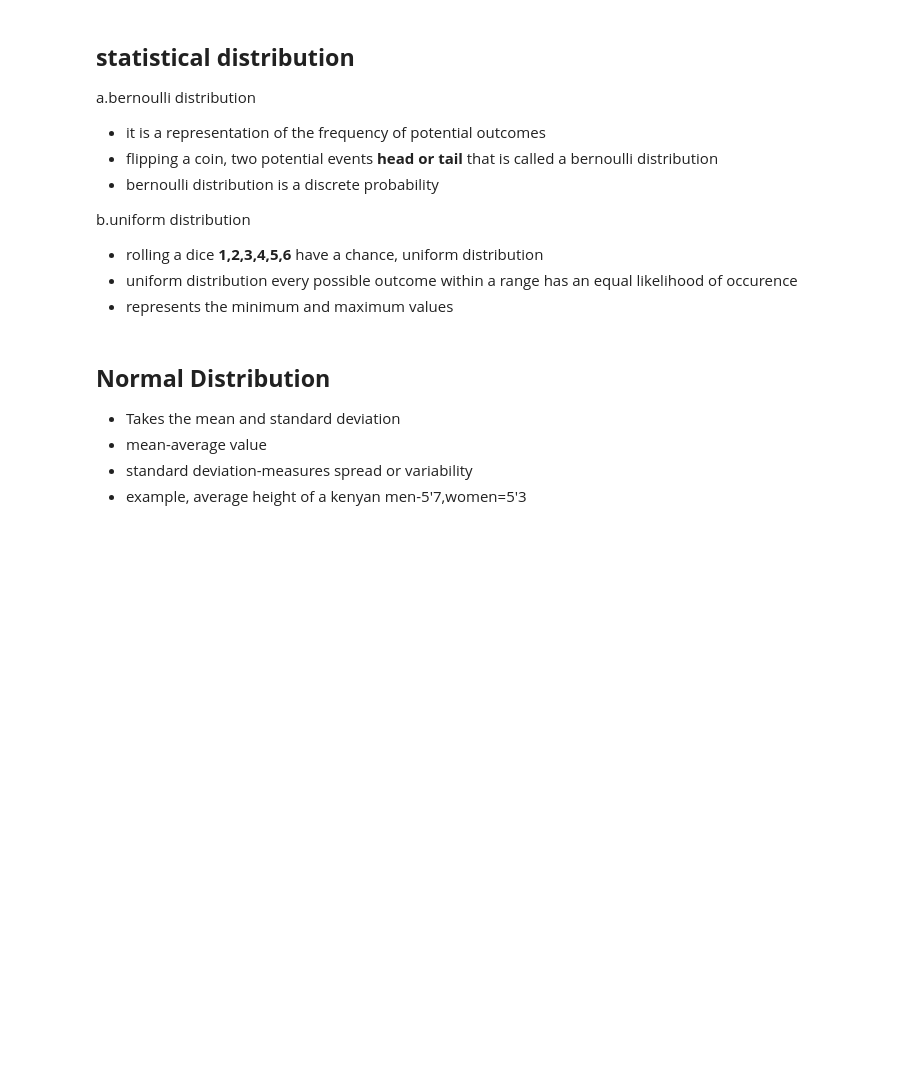
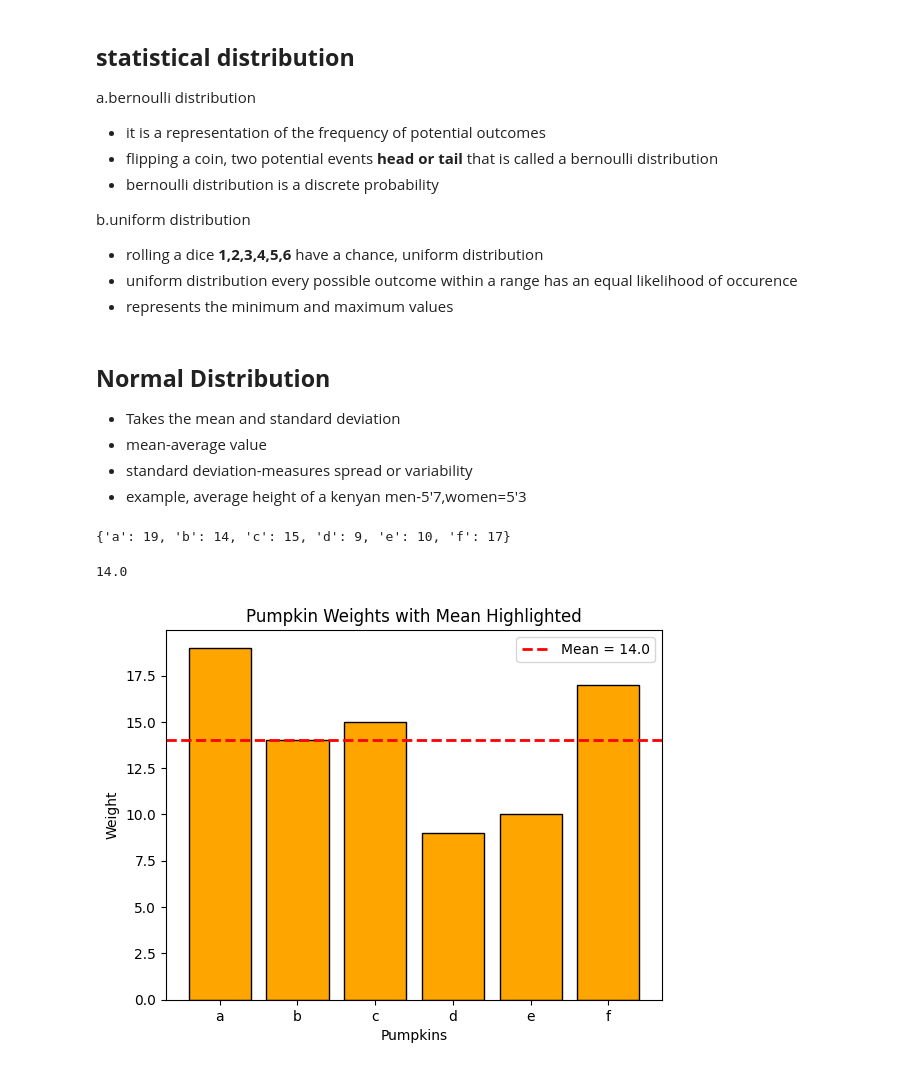
Before and after one commit to Brenda-Mutai/Python-, a Jupyter notebook: statistical_distribution.ipynb, the cells around one changed output. Saved outputs shown, nothing was run; the diff lists cells and outputs as text; code cells hidden in the pictures; blank space fills up the shorter version.

```diff
--- a/statistical_distribution.ipynb
+++ b/statistical_distribution.ipynb
@@ -129,0 +135,34 @@ b.uniform distribution
+# %%
+pumpkin=['a','b','c','d','e','f']
+weights=[19,14,15,9,10,17]
+# %%
+pumpkin_dict=dict(zip(pumpkin,weights))#combining the lists to form a dictionary
+pumpkin_dict
+# %% [output]
+{'a': 19, 'b': 14, 'c': 15, 'd': 9, 'e': 10, 'f': 17}
+# %%
+def calculate_mu(x):
+    d=sum(x.values())/len(x)
+    return d
+# %%
+pumpkin_mu=calculate_mu(pumpkin_dict)
+pumpkin_mu
+# %% [output]
+14.0
+# %%
+#Plot bar graph
+plt.bar(pumpkin, weights, color="orange", edgecolor="black")
+
+#Add mean line
+plt.axhline(pumpkin_mu, color="red", linestyle="--", linewidth=2, label=f"Mean = {pumpkin_mu}")
+
+#Add labels and title
+plt.xlabel("Pumpkins")
+plt.ylabel("Weight")
+plt.title("Pumpkin Weights with Mean Highlighted")
+plt.legend()
+
+#Show plot
+plt.show()
+# %% [output]
+[figure, added]
```
Also changed, not shown: parts of 3 cells of this notebook, 1 other file.
